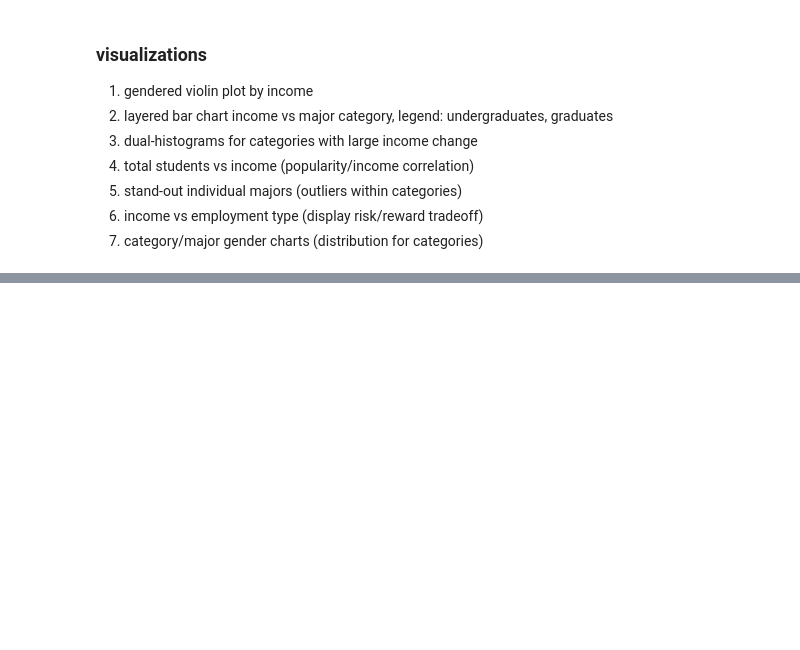
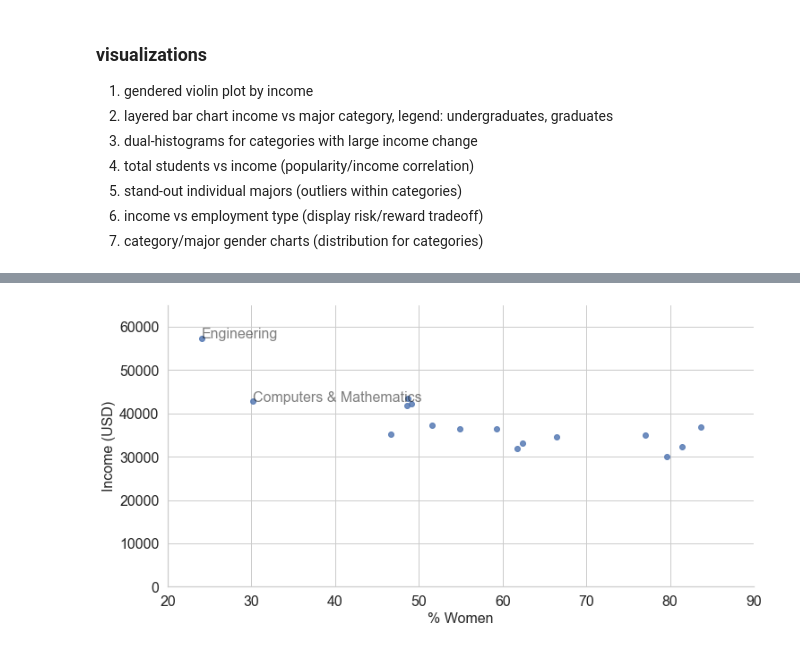
Before and after one commit to marcostorrework/marcostorrework.github.io, a Jupyter notebook: marcos visualizations.ipynb, the cells around one changed output, grey strips where cells are left out. Saved outputs shown, nothing was run; the diff lists cells and outputs as text; code cells hidden in the pictures; blank space fills up the shorter version.

```diff
--- a/marcos visualizations.ipynb
+++ b/marcos visualizations.ipynb
@@ -103,13 +231,30 @@ plt.show()
 # %%
 # Income vs Percent of women
-sns.set(style='dark')
-plt.figure(figsize=(10,6))
-bar1 = sns.scatterplot(y='Median_income',
-                   x='Percent_women',
-                   data=df_cat,
-                   color='darkblue',
+sns.set(style='whitegrid')
+bar1 = sns.lmplot(y='Median_income',
+                  x='Percent_women',
+                  data=df_cat,
+                  fit_reg=False,
+                  height=5,
+                  aspect=2
                   )
-plt.title('Income by % Women', fontsize=16)
-plt.ylabel("Income (USD)")
-plt.xlabel("% Women")
+
+def label_point(variable, value):
+    plt.text(df_cat.Percent_women[df_cat[variable]==value], df_cat.Median_income[df_cat[variable]==value], value,
+        fontdict=dict(color='black', alpha=0.5, size=16))
+
+label_point('Major_category', 'Engineering')
+label_point('Major_category', 'Computers & Mathematics')
+
+#plt.title('Income by % Women', fontsize=16)
+plt.tick_params(labelsize=16)
+
+plt.ylabel("Income (USD)", fontsize=16)
+plt.ylim(0, 65000)
+
+plt.xlabel("% Women", fontsize=16)
+plt.xlim(20, 90)
+
 plt.show()
+# %% [output]
+[figure, added]
```
Also changed, not shown: parts of 24 cells of this notebook.
